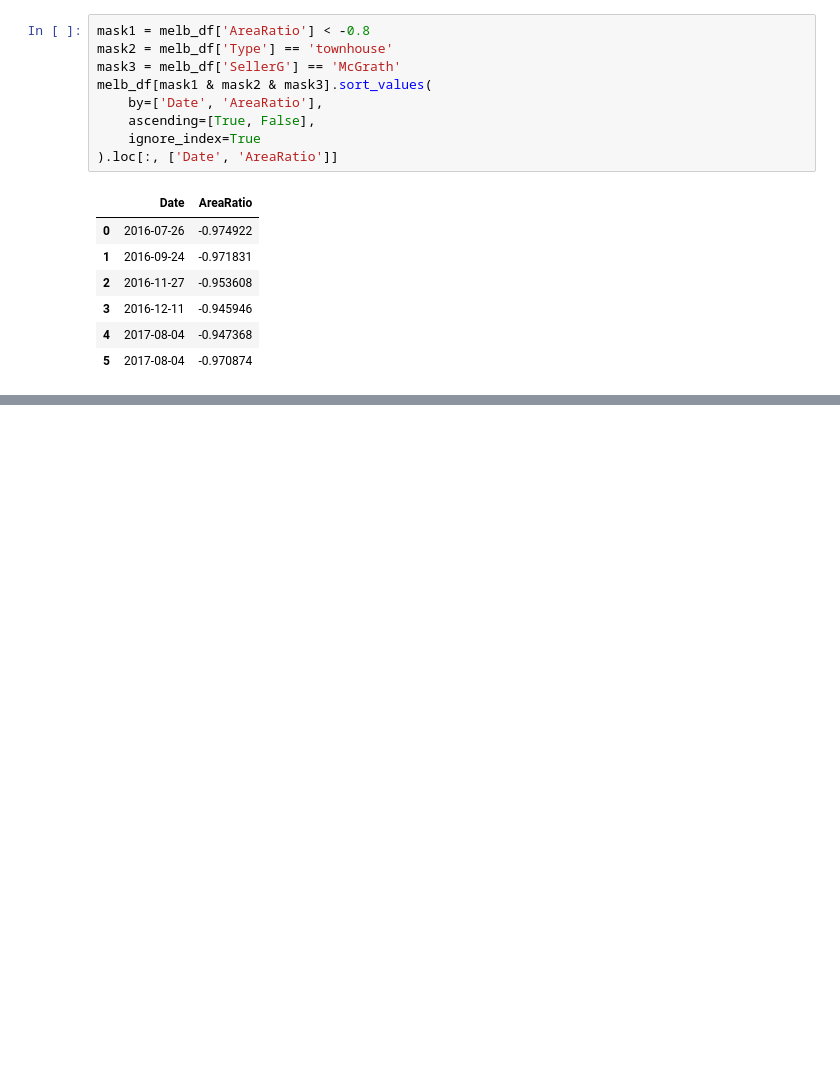
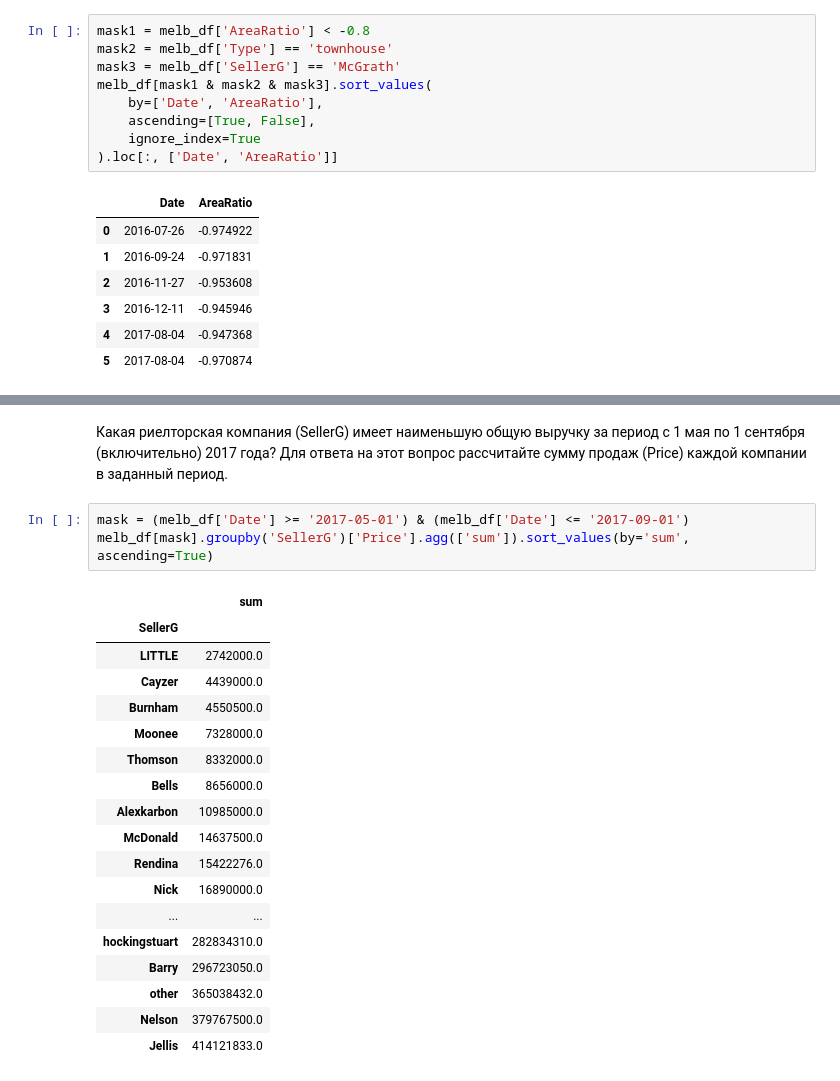
Before and after one commit to yevgeniy2504/sf_education_repo, a Jupyter notebook: task_2/task2_2_2.ipynb, the cells around one changed output, grey strips where cells are left out. Saved outputs shown, nothing was run; the diff lists cells and outputs as text; blank space fills up the shorter version.

```diff
--- a/task_2/task2_2_2.ipynb
+++ b/task_2/task2_2_2.ipynb
@@ -118,0 +184,25 @@ print(area_value)
+# %% [markdown]
+Какая риелторская компания (SellerG) имеет наименьшую общую выручку за период с 1 мая по 1 сентября (включительно) 2017 года?
+Для ответа на этот вопрос рассчитайте сумму продаж (Price) каждой компании в заданный период.
+# %%
+mask = (melb_df['Date'] >= '2017-05-01') & (melb_df['Date'] <= '2017-09-01')
+melb_df[mask].groupby('SellerG')['Price'].agg(['sum']).sort_values(by='sum', ascending=True)
+# %% [output]
+|  | sum |
+| SellerG |  |
+| LITTLE | 2742000.0 |
+| Cayzer | 4439000.0 |
+| Burnham | 4550500.0 |
+| Moonee | 7328000.0 |
+| Thomson | 8332000.0 |
+| Bells | 8656000.0 |
+| Alexkarbon | 10985000.0 |
+| McDonald | 14637500.0 |
+| Rendina | 15422276.0 |
+| Nick | 16890000.0 |
+| ... | ... |
+| hockingstuart | 282834310.0 |
+| Barry | 296723050.0 |
+| other | 365038432.0 |
+| Nelson | 379767500.0 |
+| Jellis | 414121833.0 |
```
Also changed, not shown: parts of 10 cells of this notebook, 1 other file.
